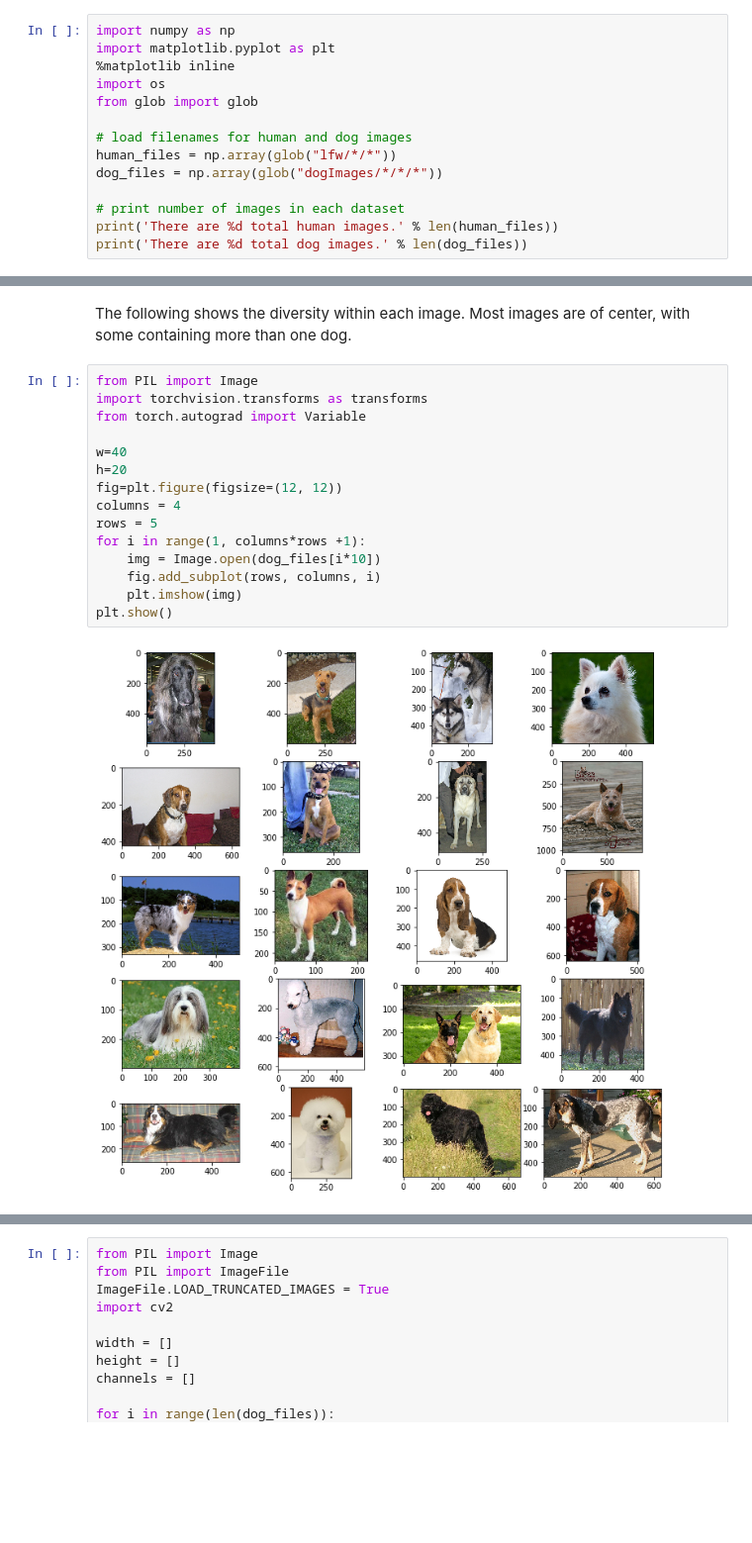
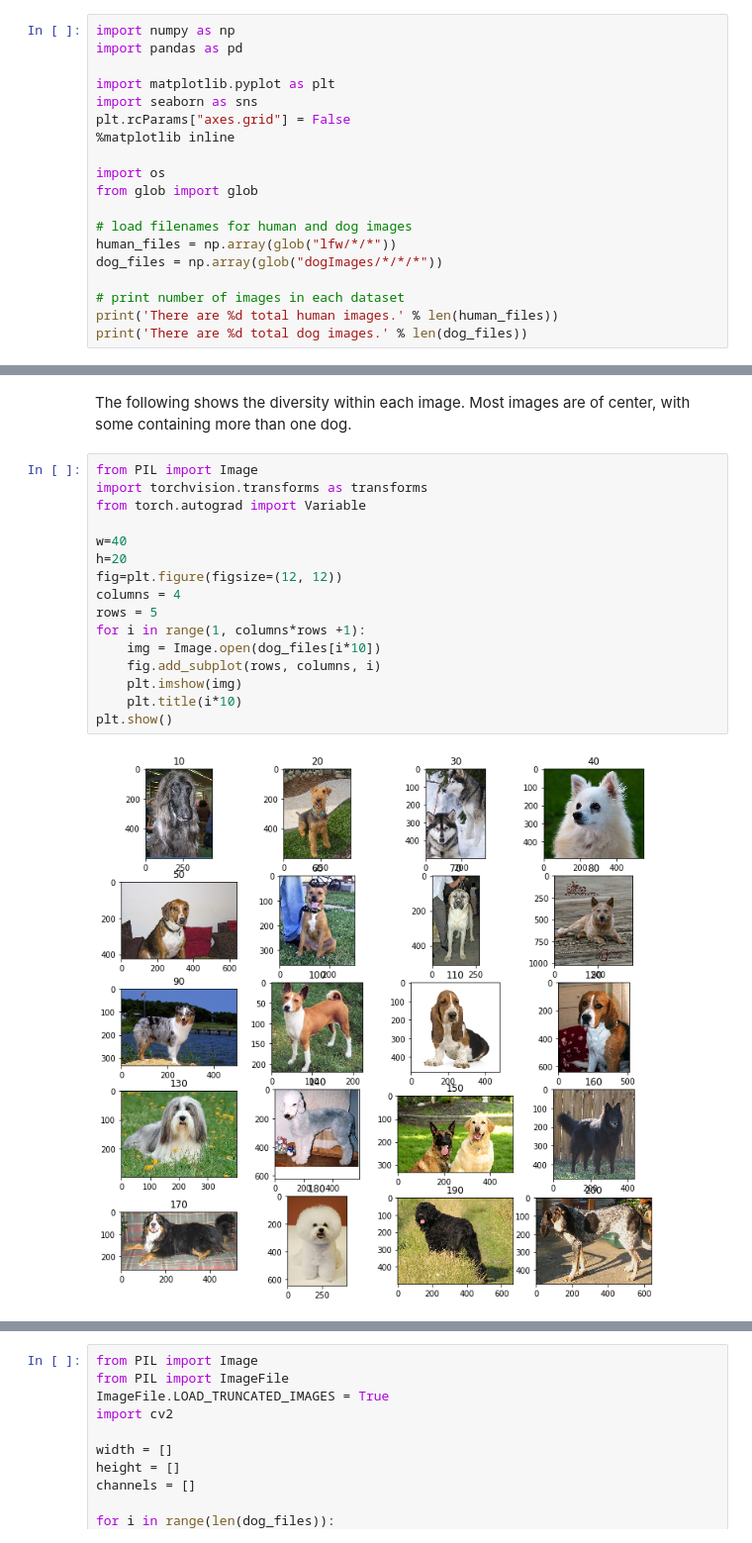
Before and after one commit to radleap/Project_CNN_Dog_Classification, a Jupyter notebook: project_dog_app.ipynb, the cells around one changed output, grey strips where cells are left out. Shown at 99% size. Drawn from its saved outputs; the diff is of its cells as text; blank space fills up the shorter version.

Commit message:
refactoring code, testing modifications to loss calculation, adding visualization and EDA, various

```diff
--- a/project_dog_app.ipynb
+++ b/project_dog_app.ipynb
@@ -56,8 +56,13 @@ Downloading and unpacking the required human and dog datasets:
 In the code cell below, we save the file paths for both the human (LFW) dataset and dog dataset in the numpy arrays `human_files` and `dog_files`.
 # %%
 import numpy as np
+import pandas as pd
+
 import matplotlib.pyplot as plt
+import seaborn as sns
+plt.rcParams["axes.grid"] = False
 %matplotlib inline
+
 import os
 from glob import glob
 
@@ -78,17 +83,18 @@ The following shows the diversity within each image. Most images are of center,
 # %%
 from PIL import Image
 import torchvision.transforms as transforms
 from torch.autograd import Variable
 
 w=40
 h=20
 fig=plt.figure(figsize=(12, 12))
 columns = 4
 rows = 5
 for i in range(1, columns*rows +1):
     img = Image.open(dog_files[i*10])
     fig.add_subplot(rows, columns, i)
     plt.imshow(img)
+    plt.title(i*10)
 plt.show()
 # %% [output]
-[figure, old version]
+[figure, new version]
```
Also changed, not shown: parts of 51 cells of this notebook, 5 other files.
